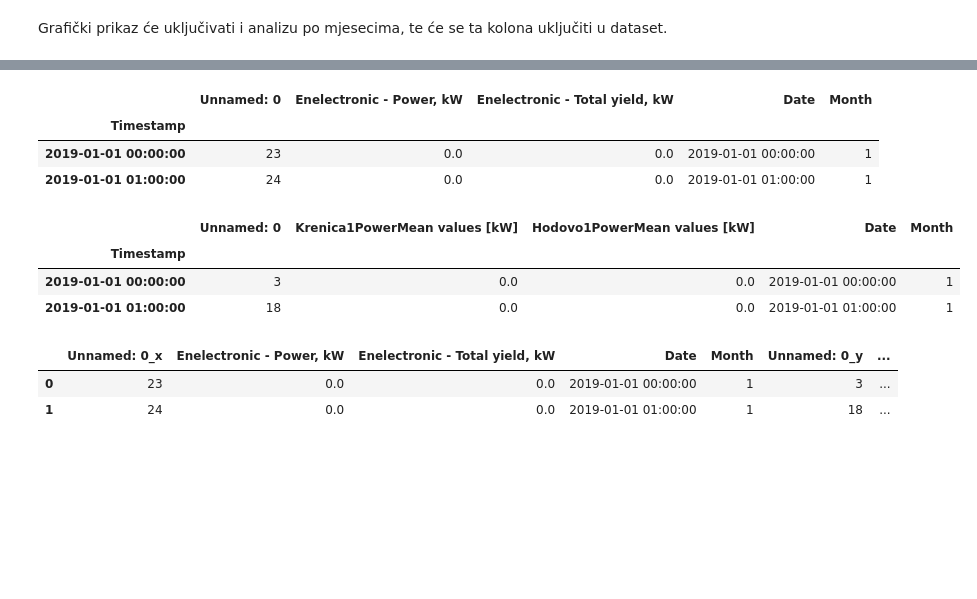
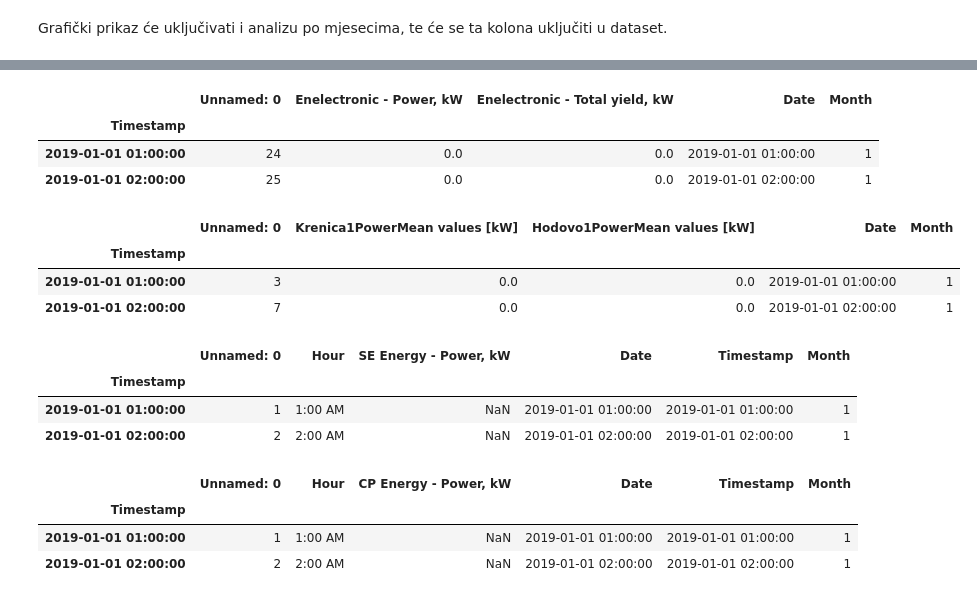
Before and after one commit to ehlimana/Electricity-analysis, a Jupyter notebook: Solar1.ipynb, the cells around one changed output, grey strips where cells are left out. Drawn from its saved outputs; the diff is of its cells as text; code cells hidden in the pictures; blank space fills up the shorter version.

```diff
--- a/Solar1.ipynb
+++ b/Solar1.ipynb
@@ -6,3 +19,7 @@ Za analizu satne proizvodnje električne energije iz solarnih elektrana korište
 import pandas as pd
 import numpy as np
 import datetime as dt
+# %%
+def open_the_file(filename,sheets,num):
+    filex=pd.read_excel(filename,sheets,header=num)
+    return filex #otvaranje
@@ -9,9 +549,5 @@ import datetime as dt
 # %% [markdown]
 ## Priprema fajlova
-# %%
-def open_the_file(filename,sheets):
-    filex=pd.read_excel(filename,sheets,header=0)
-    return filex #otvaranje
 # %%
 def drop_empty_rows(filex):
     filex.drop(filex[filex[0]=='Diagram values'].index,inplace=True)
@@ -41 +594,11 @@ file1_2021,file3_2021=open_the_file("enelectronic_2021.xlsx",0),open_the_file("k
+# %%
+file_KR_HOD_2019=file_KR_HOD_2019[file_KR_HOD_2019["Unnamed: 0.1"].str.contains(":00")]
+file_KR_HOD_2020=file_KR_HOD_2020[file_KR_HOD_2020["Unnamed: 0.1"].str.contains(":00")]
+file_KR_HOD_2021=file_KR_HOD_2021[file_KR_HOD_2021["Unnamed: 0.1"].str.contains(":00")]
+
+#fileSE_2020=fileSE_2020[fileSE_2020[0].str.contains(":00")]
+#fileSE_2021=fileSE_2021[fileSE_2021[0].str.contains(":00")]
+
+fileCP_2020=fileCP_2020[fileCP_2020[0].str.contains(":00")]
+fileCP_2021=fileCP_2021[fileCP_2021[0].str.contains(":00")]
 # %%
@@ -90,27 +714,46 @@ Grafički prikaz će uključivati i analizu po mjesecima, te će se ta kolona uk
 # %%
 
-file2=file2.assign(Month=file2["Date"].dt.month)
-file4=file4.assign(Month=file4["Date"].dt.month)
+fileEN2_2019=fileEN2_2019.assign(Month=fileEN2_2019["Date"].dt.month)
+file_KR2_HOD_2019=file_KR2_HOD_2019.assign(Month=file_KR2_HOD_2019["Date"].dt.month)
+fileSE2_2019=fileSE2_2019.assign(Month=pd.to_datetime(fileSE2_2019["Date"]).dt.month)
+fileCP2_2019=fileCP2_2019.assign(Month=pd.to_datetime(fileCP2_2019["Date"]).dt.month)
 
 
-file2_2020=file2_2020.assign(Month=file2_2020["Date"].dt.month)
-file4_2020=file4_2020.assign(Month=file4_2020["Date"].dt.month)
+fileEN2_2020=fileEN2_2020.assign(Month=fileEN2_2020["Date"].dt.month)
+file_KR2_HOD_2020=file_KR2_HOD_2020.assign(Month=file_KR2_HOD_2020["Date"].dt.month)
+fileCP2_2020=fileCP2_2020.assign(Month=pd.to_datetime(fileCP2_2020["Date"]).dt.month)
+#fileSE2_2020=fileSE2_2020.assign(Month=pd.to_datetime(fileSE2_2020["Date"]).dt.month)
 
-
-file2_2021=file2_2021.assign(Month=file2_2021["Date"].dt.month)
-file4_2021=file4_2021.assign(Month=file4_2021["Date"].dt.month)
+fileEN2_2021=fileEN2_2021.assign(Month=fileEN2_2021["Date"].dt.month)
+file_KR2_HOD_2021=file_KR2_HOD_2021.assign(Month=file_KR2_HOD_2021["Date"].dt.month)
+fileCP2_2021=fileCP2_2021.assign(Month=pd.to_datetime(fileCP2_2021["Date"]).dt.month)
+#fileSE2_2021=fileSE2_2021.assign(Month=pd.to_datetime(fileSE2_2021["Date"]).dt.month)
 # %%
-file2.head(2)
+fileEN2_2019.head(2)
 # %% [output]
 |  | Unnamed: 0 | Enelectronic - Power, kW | Enelectronic - Total yield, kW | Date | Month |
 | Timestamp |  |  |  |  |  |
-| 2019-01-01 00:00:00 | 23 | 0.0 | 0.0 | 2019-01-01 00:00:00 | 1 |
 | 2019-01-01 01:00:00 | 24 | 0.0 | 0.0 | 2019-01-01 01:00:00 | 1 |
+| 2019-01-01 02:00:00 | 25 | 0.0 | 0.0 | 2019-01-01 02:00:00 | 1 |
 # %%
-file4.head(2)
+file_KR2_HOD_2019.head(2)
 # %% [output]
 |  | Unnamed: 0 | Krenica1PowerMean values [kW] | Hodovo1PowerMean values [kW] | Date | Month |
 | Timestamp |  |  |  |  |  |
-| 2019-01-01 00:00:00 | 3 | 0.0 | 0.0 | 2019-01-01 00:00:00 | 1 |
-| 2019-01-01 01:00:00 | 18 | 0.0 | 0.0 | 2019-01-01 01:00:00 | 1 |
+| 2019-01-01 01:00:00 | 3 | 0.0 | 0.0 | 2019-01-01 01:00:00 | 1 |
+| 2019-01-01 02:00:00 | 7 | 0.0 | 0.0 | 2019-01-01 02:00:00 | 1 |
+# %%
+fileSE2_2019.head(2)
+# %% [output]
+|  | Unnamed: 0 | Hour | SE Energy - Power, kW | Date | Timestamp | Month |
+| Timestamp |  |  |  |  |  |  |
+| 2019-01-01 01:00:00 | 1 | 1:00 AM | NaN | 2019-01-01 01:00:00 | 2019-01-01 01:00:00 | 1 |
+| 2019-01-01 02:00:00 | 2 | 2:00 AM | NaN | 2019-01-01 02:00:00 | 2019-01-01 02:00:00 | 1 |
+# %%
+fileCP2_2019.head(2)
+# %% [output]
+|  | Unnamed: 0 | Hour | CP Energy - Power, kW | Date | Timestamp | Month |
+| Timestamp |  |  |  |  |  |  |
+| 2019-01-01 01:00:00 | 1 | 1:00 AM | NaN | 2019-01-01 01:00:00 | 2019-01-01 01:00:00 | 1 |
+| 2019-01-01 02:00:00 | 2 | 2:00 AM | NaN | 2019-01-01 02:00:00 | 2019-01-01 02:00:00 | 1 |
 # %%
@@ -120,6 +763,0 @@ file_total_2021=pd.merge(file2_2021,file4_2021,how='inner', left_on=['Date',"Mon
-# %%
-file_total.head(2)
-# %% [output]
-|  | Unnamed: 0_x | Enelectronic - Power, kW | Enelectronic - Total yield, kW | Date | Month | Unnamed: 0_y | ... |
-| 0 | 23 | 0.0 | 0.0 | 2019-01-01 00:00:00 | 1 | 3 | ... |
-| 1 | 24 | 0.0 | 0.0 | 2019-01-01 01:00:00 | 1 | 18 | ... |
```
Also changed, not shown: parts of 84 cells of this notebook, 16 other files.
